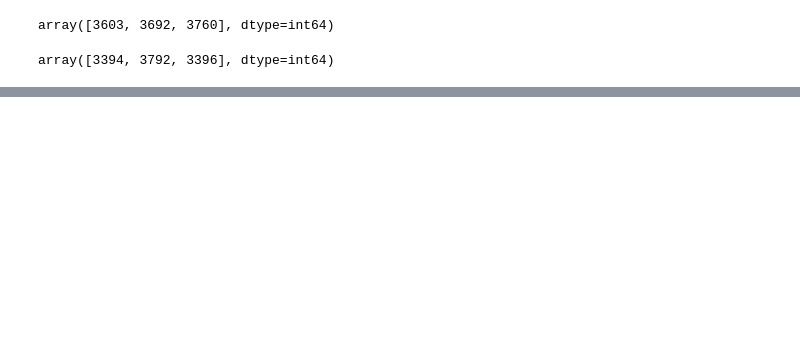
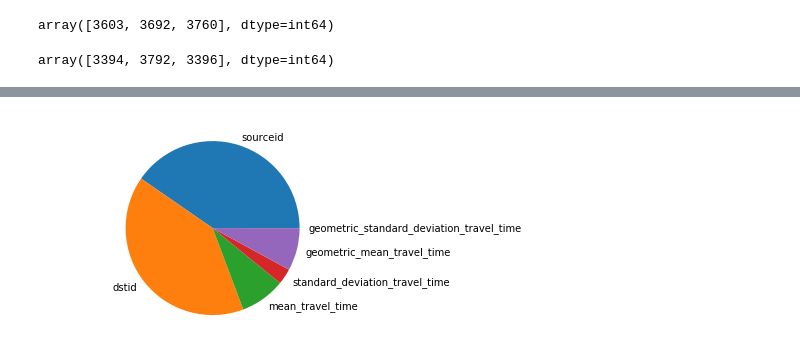
Before and after one commit to ChrisLy99/dhacks_lord_cat, a Jupyter notebook: dhacks.ipynb, the cells around one changed output, grey strips where cells are left out. Saved outputs shown, nothing was run; the diff lists cells and outputs as text; code cells hidden in the pictures; blank space fills up the shorter version.

```diff
--- a/dhacks.ipynb
+++ b/dhacks.ipynb
@@ -179,0 +220,7 @@ sns.distplot(h2[h2.dstid.isin(b_ID) & h2.sourceid.isin(h_ID)].hod)
+# %%
+sums = h1.groupby('hod').sum().sum()
+axis('equal');
+pie(sums, labels=sums.index);
+show()
+# %% [output]
+[figure, added]
```
Also changed, not shown: parts of 27 cells of this notebook.
